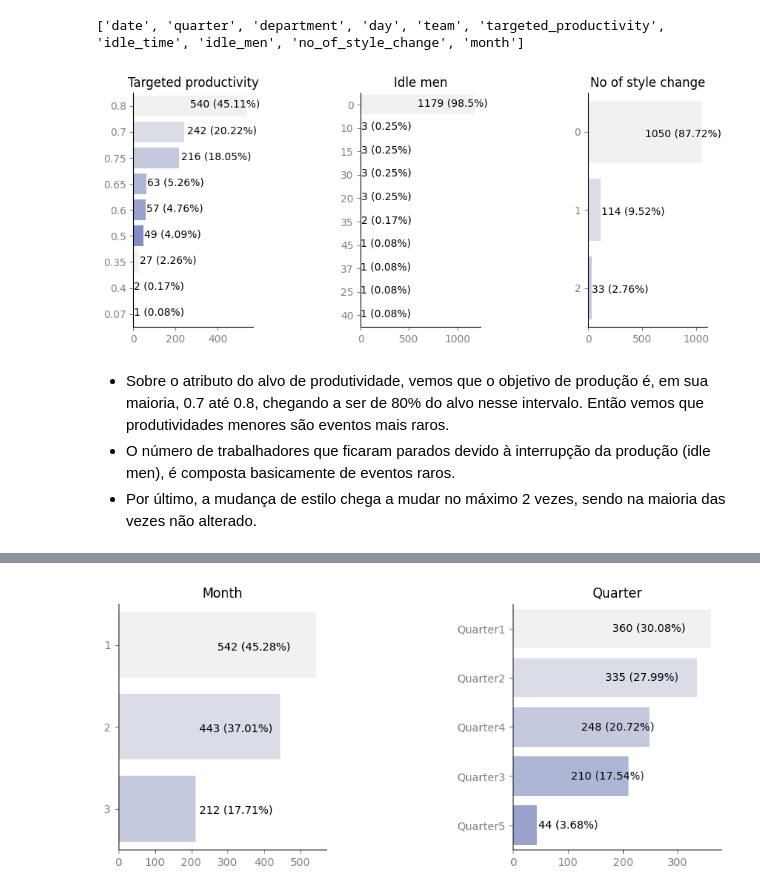
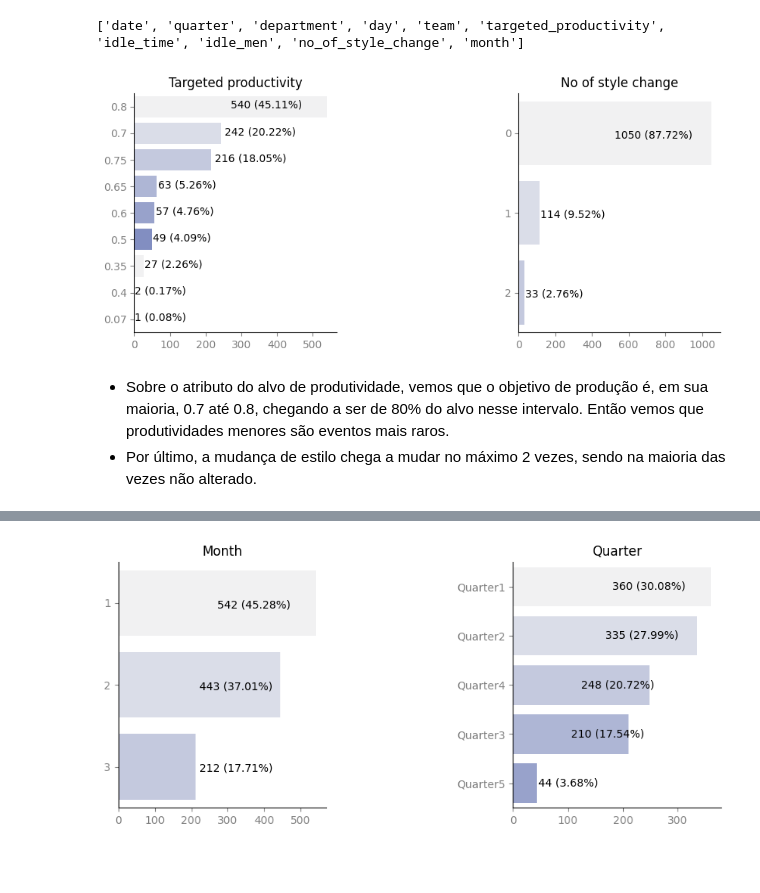
Before and after one commit to AlcidesGP/Portfolio, a Jupyter notebook: Predição de Produção/Exploratory_Data_Analysis_Garmet_Production.ipynb, the cells around one changed output, grey strips where cells are left out. Cells and saved outputs as stored; diff of their text form; code cells hidden in the pictures; blank space fills up the shorter version.

```diff
--- a/Predição de Produção/Exploratory_Data_Analysis_Garmet_Production.ipynb
+++ b/Predição de Produção/Exploratory_Data_Analysis_Garmet_Production.ipynb
@@ -172,10 +172,9 @@ gr.Categoricos().features(df)
 # %% [output]
 ['date', 'quarter', 'department', 'day', 'team', 'targeted_productivity', 'idle_time', 'idle_men', 'no_of_style_change', 'month']
 # %%
-gr.Categoricos().plot_categorial(df, "",['targeted_productivity', 'idle_men', 'no_of_style_change'],(1,3))
+gr.Categoricos().plot_categorial(df, "",['targeted_productivity',  'no_of_style_change'],(1,2))
 # %% [output]
-[figure, old version]
+[figure, new version]
 # %% [markdown]
 - Sobre o atributo do alvo de produtividade, vemos que o objetivo de produção é, em sua maioria, 0.7 até 0.8, chegando a ser de 80% do alvo nesse intervalo. Então vemos que produtividades menores são eventos mais raros.
-- O número de trabalhadores que ficaram parados devido à interrupção da produção (idle men), é composta basicamente de eventos raros.
 - Por último, a mudança de estilo chega a mudar no máximo 2 vezes, sendo na maioria das vezes não alterado.
```
Also changed, not shown: parts of 51 cells of this notebook, 5 other files.
